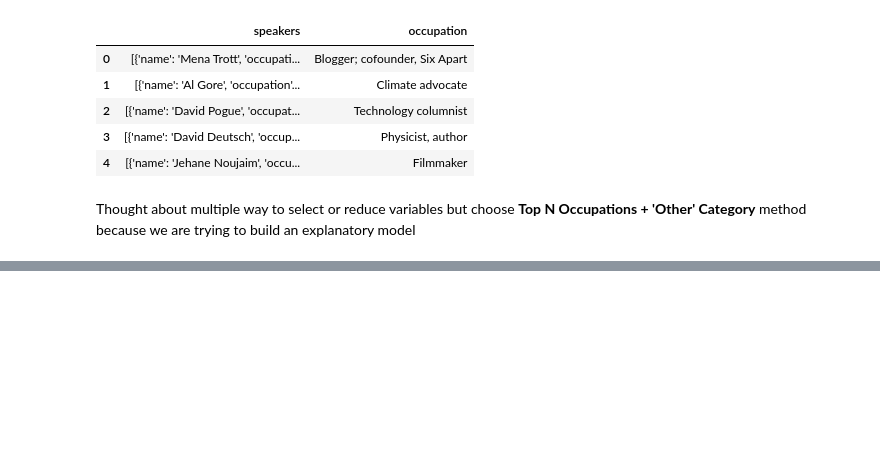
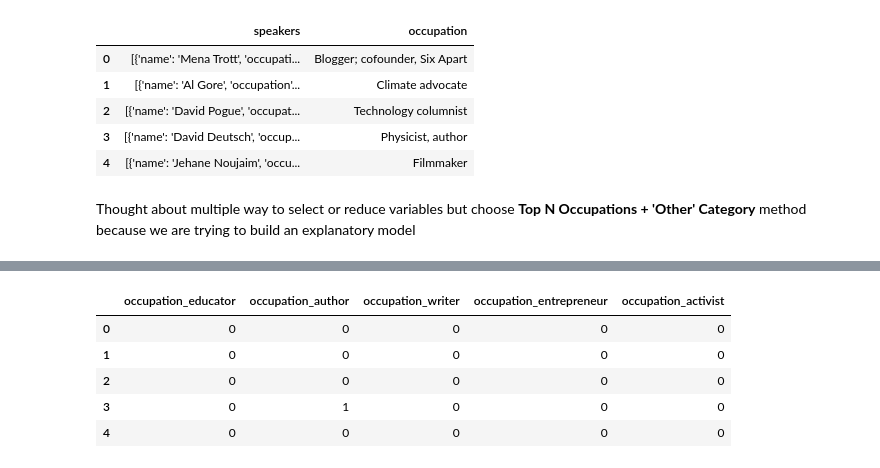
Before and after one commit to kwonionsoup/TedTalk-Popularity-Prediction, a Jupyter notebook: svr/SVR_occupations.ipynb, the cells around one changed output, grey strips where cells are left out. Cells and saved outputs as stored; diff of their text form; code cells hidden in the pictures; blank space fills up the shorter version.

```diff
--- a/svr/SVR_occupations.ipynb
+++ b/svr/SVR_occupations.ipynb
@@ -176,0 +43,43 @@ Index(['Unnamed: 0', '_id', 'duration', 'likes', 'speakers',
+# %%
+from collections import Counter
+import re
+
+# Normalize occupation strings to lowercase, split by common delimiters, and flatten the list
+occupation_list = data['occupation'].str.lower().str.split(';|,|\sand\s|\s&\s').explode().str.strip()
+
+# Count each unique occupation
+occupation_counts = Counter(occupation_list)
+
+# Get the top 50 occupations
+top_50_occupations = [occupation for occupation, count in occupation_counts.most_common(50)]
+
+# Remove empty string from top 50 occupations if present
+top_50_occupations = [occ for occ in top_50_occupations if occ != '']
+
+# Refine the encoding function to properly match and handle multiple occupations
+def refine_encode_occupations(row_occupation):
+    # Normalize and split the occupations in the row
+    if pd.isna(row_occupation):
+        row_occupations = []
+    else:
+        row_occupations = [occ.strip().lower() for occ in re.split(';|,|\sand\s|\s&\s', row_occupation)]
+
+    # Encode each of the top 50 occupations
+    return {f'occupation_{occ}': 1 if any(occ in occupation.split() for occupation in row_occupations) else 0 for occ in top_50_occupations}
+
+# Apply the function and convert the result into a DataFrame
+occupation_encoded_df = data['occupation'].apply(refine_encode_occupations)
+occupation_encoded_df = pd.DataFrame(occupation_encoded_df.tolist())
+
+# Concatenate the new occupation columns to the original DataFrame
+data = pd.concat([data, occupation_encoded_df], axis=1)
+
+# Display some of the new columns to verify the encoding
+data[[f'occupation_{occ}' for occ in top_50_occupations[:5]]].head()  # Displaying only the first 5 for brevity
+# %% [output]
+|  | occupation_educator | occupation_author | occupation_writer | occupation_entrepreneur | occupation_activist |
+| 0 | 0 | 0 | 0 | 0 | 0 |
+| 1 | 0 | 0 | 0 | 0 | 0 |
+| 2 | 0 | 0 | 0 | 0 | 0 |
+| 3 | 0 | 1 | 0 | 0 | 0 |
+| 4 | 0 | 0 | 0 | 0 | 0 |
```
Also changed, not shown: parts of 22 cells of this notebook.
